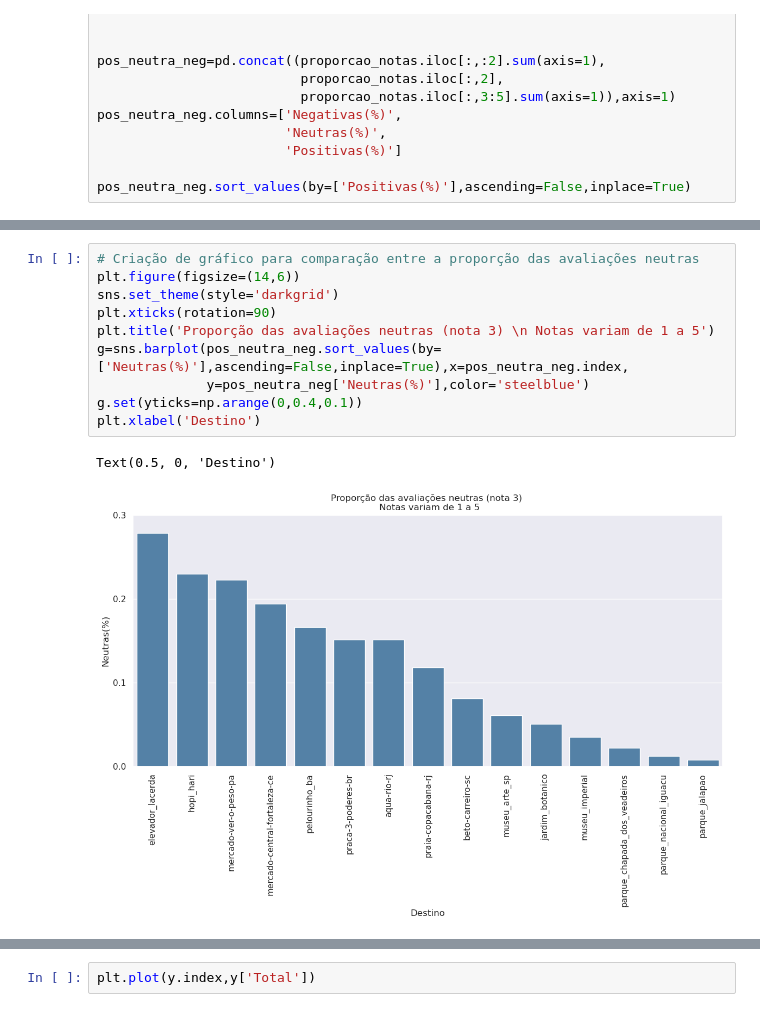
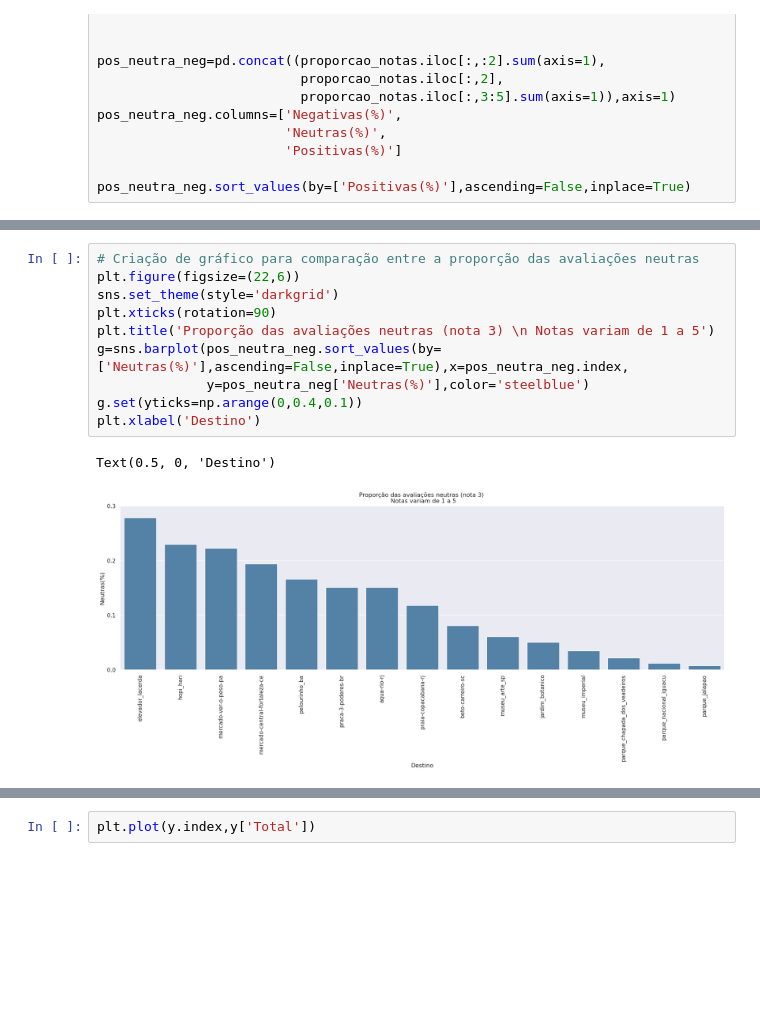
Before and after one commit to RodolfoPCruz/trip_advisor, a Jupyter notebook: trip_advisor.ipynb, the cells around one changed output, grey strips where cells are left out. Drawn from its saved outputs; the diff is of its cells as text; blank space fills up the shorter version.

```diff
--- a/trip_advisor.ipynb
+++ b/trip_advisor.ipynb
@@ -186,15 +191,15 @@ Text(0.5, 0, 'Destino')
 # %%
 # Criação de gráfico para comparação entre a proporção das avaliações neutras
-plt.figure(figsize=(14,6))
+plt.figure(figsize=(22,6))
 sns.set_theme(style='darkgrid')
 plt.xticks(rotation=90)
 plt.title('Proporção das avaliações neutras (nota 3) \n Notas variam de 1 a 5')
 g=sns.barplot(pos_neutra_neg.sort_values(by=['Neutras(%)'],ascending=False,inplace=True),x=pos_neutra_neg.index,
               y=pos_neutra_neg['Neutras(%)'],color='steelblue')
 g.set(yticks=np.arange(0,0.4,0.1))
 plt.xlabel('Destino')
 # %% [output]
 Text(0.5, 0, 'Destino')
-[figure, old version]
+[figure, new version]
 # %%
 # Criação de gráfico para comparação entre a proporção das avaliações neutras
```
Also changed, not shown: parts of 31 cells of this notebook.
